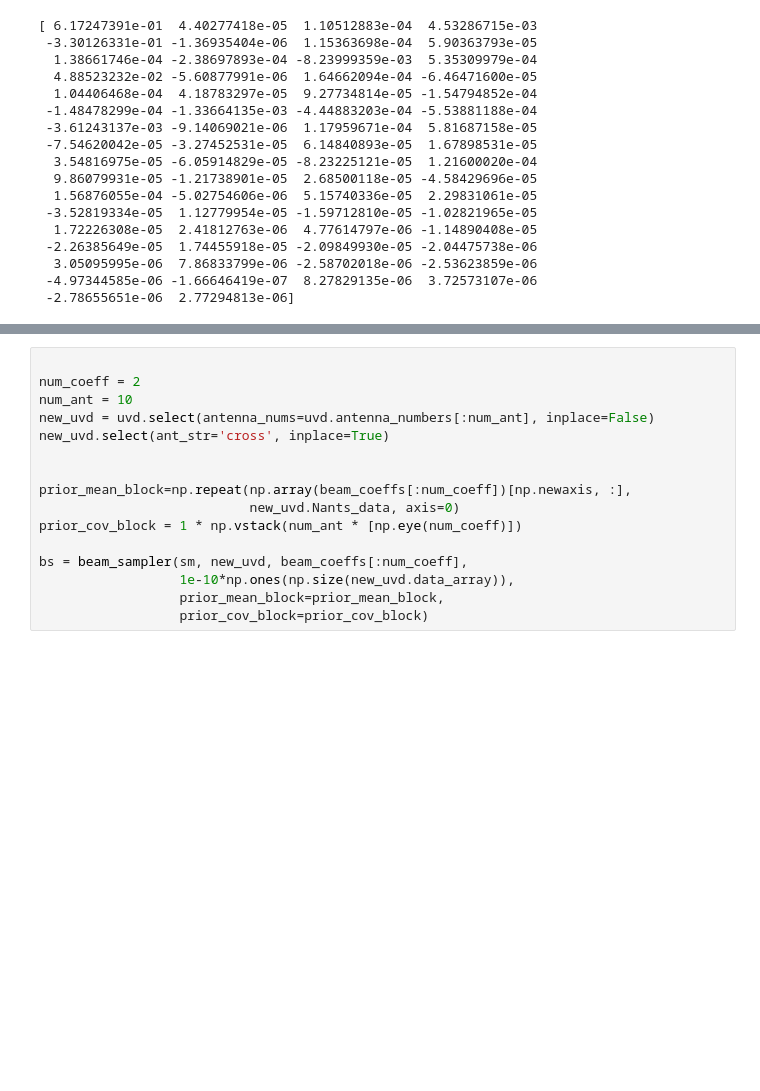
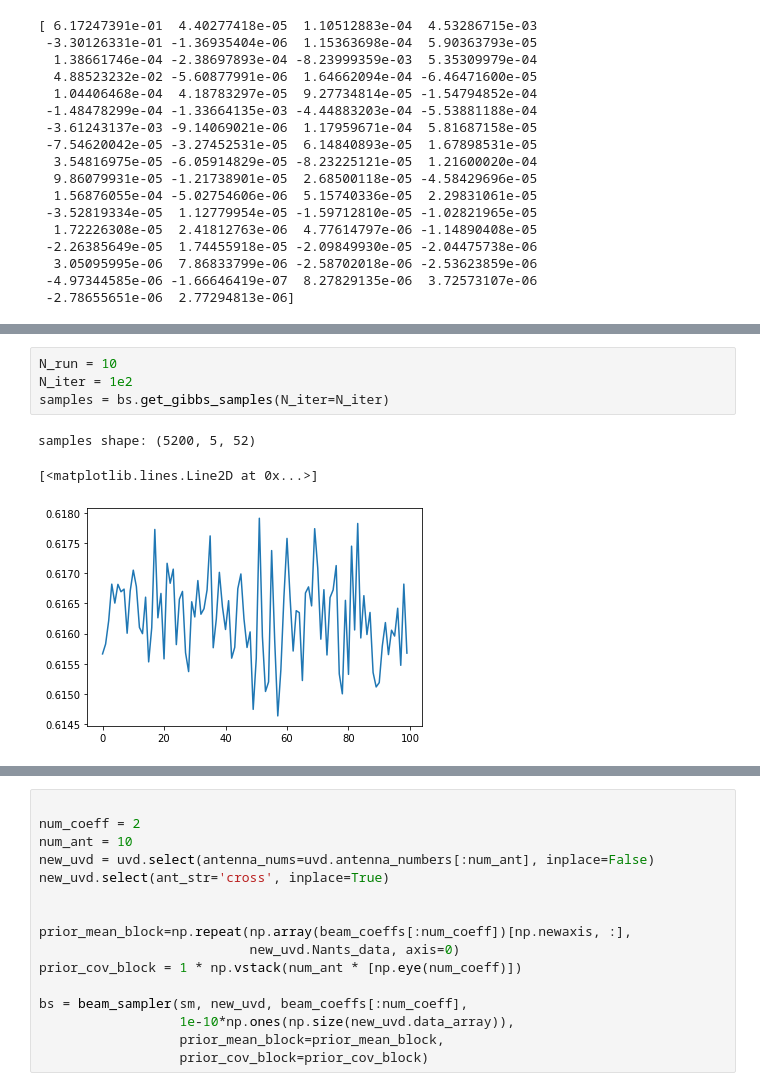
Before and after one commit to HydraRadio/VisModel, a Jupyter notebook: notebooks/beam_gibbs_sampler.ipynb, the cells around one changed output, grey strips where cells are left out. Cells and saved outputs as stored; diff of their text form; blank space fills up the shorter version.

```diff
--- a/notebooks/beam_gibbs_sampler.ipynb
+++ b/notebooks/beam_gibbs_sampler.ipynb
@@ -1058,0 +1095,8 @@ print(new_beam_coeffs)
+# %%
+N_run = 10
+N_iter = 1e2
+samples = bs.get_gibbs_samples(N_iter=N_iter)
+# %% [output]
+samples shape: (5200, 5, 52)
+[<matplotlib.lines.Line2D at 0x...>]
+[figure, added]
```
Also changed, not shown: parts of 27 cells of this notebook.
